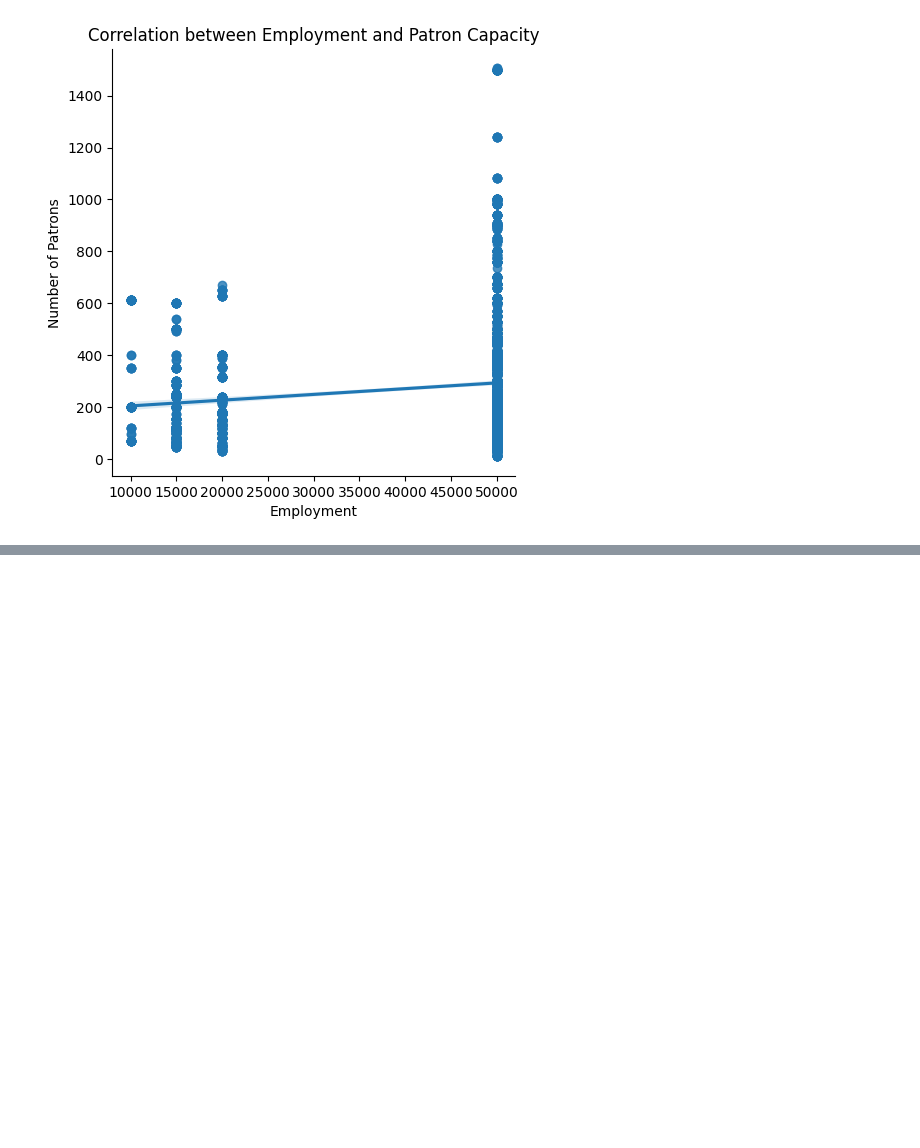
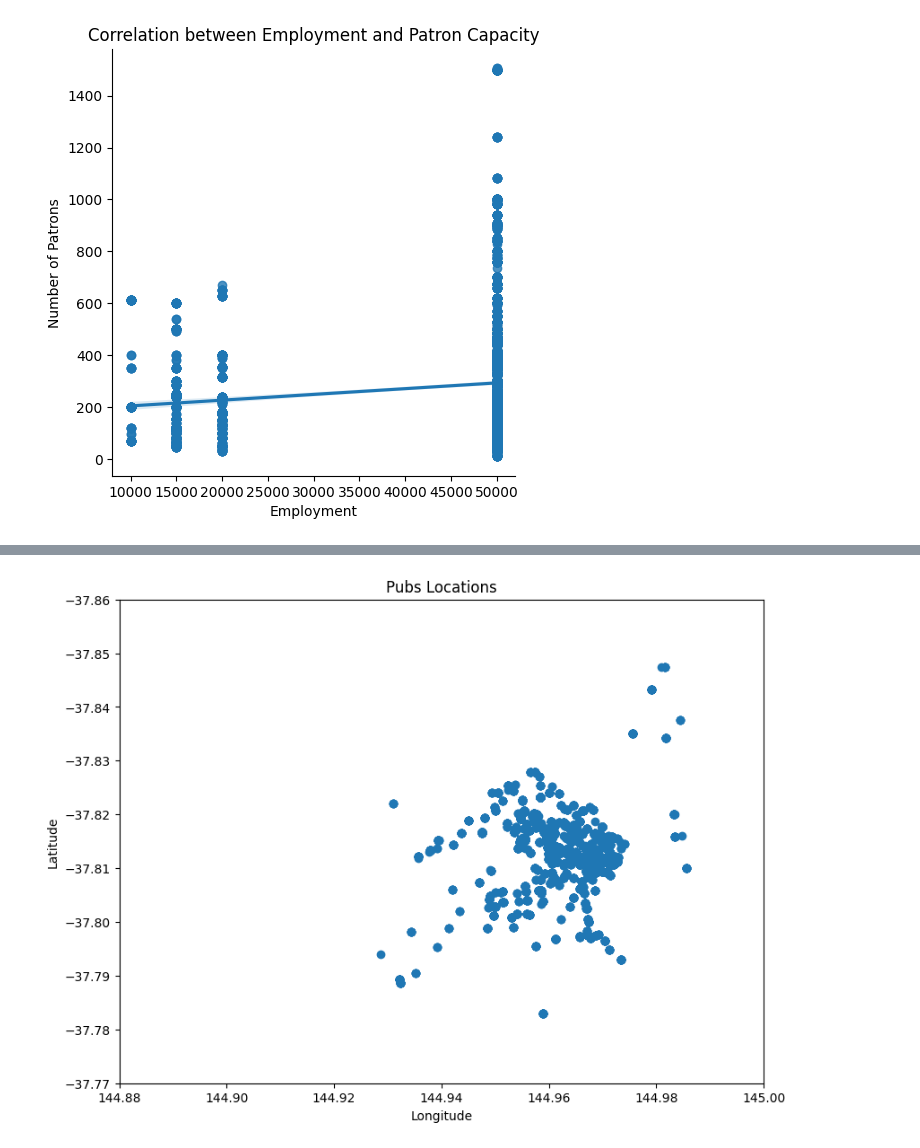
Before and after one commit to 79Stellaa/star_data, a Jupyter notebook: my data final.ipynb, the cells around one changed output, grey strips where cells are left out. Drawn from its saved outputs; the diff is of its cells as text; code cells hidden in the pictures; blank space fills up the shorter version.

```diff
--- a/my data final.ipynb
+++ b/my data final.ipynb
@@ -150,3 +150,10 @@ plt.show()
 Employment           1.000000           0.114647
 Number of patrons    0.114647           1.000000
 [figure]
+# %%
+shp_file_name = "/Users/stella/1161/star_data/my map/GDA94/vic_localities.shp"
+zip_file_name = "vic_land_availability.zip"
+web_file_path = (
+    "https://discover.data.vic.gov.au/dataset/"
+)
+filepath = "bars-and-pubs-with-patron-capacity.csv"
@@ -152,0 +185,6 @@ Number of patrons    0.114647           1.000000
+# %%
+burbs = gpd.GeoDataFrame.from_file(shp_file_name)
+burbs.set_crs(epsg=5234, inplace=True, allow_override=True)
+# https://epsg.io/8021
+# GDA2020 is the latest and least wrong coord set for Sydney
+burbs.sample(5)
@@ -152,0 +198,4 @@ Number of patrons    0.114647           1.000000
+# %%
+cols_to_drop = ["VIC_LOCA_1", "VIC_LOCA_3", "VIC_LOCA_4","VIC_LOCA_5","VIC_LOCA_7", "DT_RETIRE"]
+burbs.drop(cols_to_drop, axis=1, inplace=True, errors="ignore")
+burbs.head(2)
@@ -152,0 +206,13 @@ Number of patrons    0.114647           1.000000
+# %%
+%matplotlib inline
+plt.rcParams['figure.figsize'] = (15,7)
+# %%
+burbs.geometry.plot()
+plt.title("Pubs Locations")
+plt.xlabel("Longitude")
+plt.ylabel("Latitude")
+plt.xlim([144.88, 145])
+plt.ylim([-37.77, -37.86])
+plt.show()
+# %% [output]
+[figure, added]
```
Also changed, not shown: parts of 5 cells of this notebook, 3 other files.
